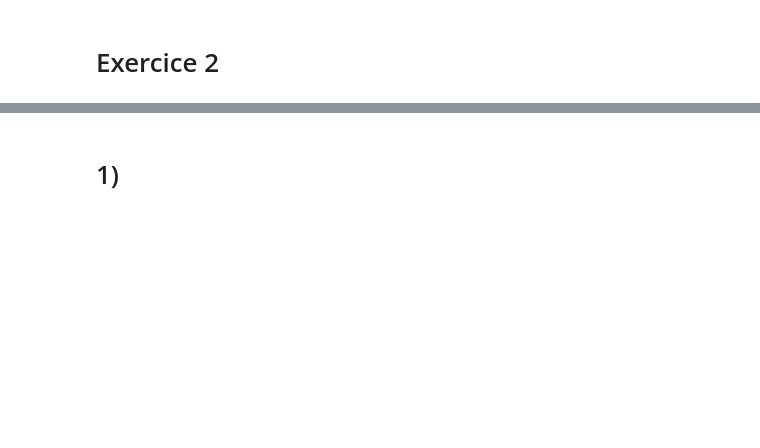
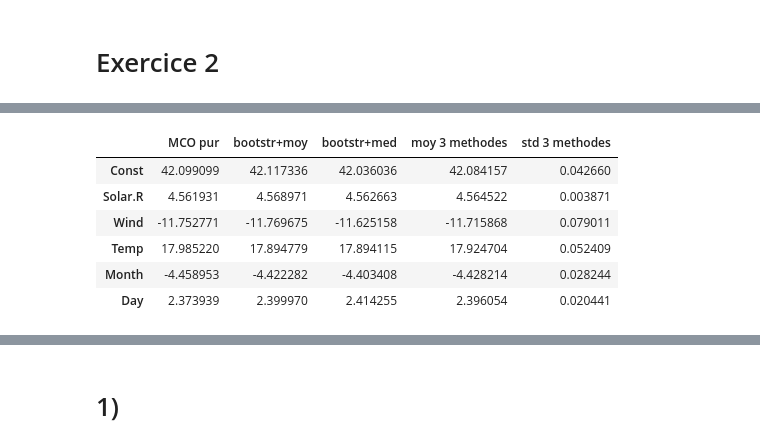
Before and after one commit to rachidalili/MS-BGD2015, a Jupyter notebook: Malik-Oussalah/DM_Malik_Oussalah.ipynb, the cells around one changed output, grey strips where cells are left out. Cells and saved outputs as stored; diff of their text form; code cells hidden in the pictures; blank space fills up the shorter version.

```diff
--- a/Malik-Oussalah/DM_Malik_Oussalah.ipynb
+++ b/Malik-Oussalah/DM_Malik_Oussalah.ipynb
@@ -73,6 +79,7 @@ LinearRegression(copy_X=True, fit_intercept=True, n_jobs=1, normalize=False)
 # %%
-theta_hat = np.insert(skl_linmod_ozone_scaled.coef_,0,skl_linmod_ozone_scaled.intercept_,axis=None)
-display(Math(r'$\widehat\theta = \begin{bmatrix}'+r'{0}'.format(theta_hat[0])+r'\\{0}'.format(theta_hat[1])+r'\\{0}'.format(theta_hat[2])+r'\\{0}'.format(theta_hat[3])+r'\\{0}'.format(theta_hat[4])+r'\\{0}'.format(theta_hat[5])+r'\end{bmatrix}$'))
+theta_hat = skl_linmod_ozone_scaled.coef_.astype(float)
+theta_hat_ = np.insert(skl_linmod_ozone_scaled.coef_,0,skl_linmod_ozone_scaled.intercept_.astype(float),axis=None)
+display(Math(r'$\widehat\theta = \begin{bmatrix}'+r'{0}'.format(theta_hat_[0])+r'\\{0}'.format(theta_hat_[1])+r'\\{0}'.format(theta_hat_[2])+r'\\{0}'.format(theta_hat_[3])+r'\\{0}'.format(theta_hat_[4])+r'\\{0}'.format(theta_hat_[5])+r'\end{bmatrix}$'))
 # %% [output]
 $$\widehat\theta = \begin{bmatrix}42.0990990991\\4.56193075918\\-11.7527708448\\17.9852199495\\-4.45895296698\\2.37393858761\end{bmatrix}$$
 # %% [markdown]
@@ -179,0 +204,21 @@ $$\hat{y}_{new}~~ =~~ 43.0900061919$$
+# %%
+# Comparaison des valeurs de l'exercice 1 et du bootstrap
+Comparaison_bootstrap_MCO["MCO pur"] = theta_hat_
+Comparaison_bootstrap_MCO["bootstr+moy"] = ListeDeThetaestim_sample.mean().as_matrix()
+
+Comparaison_bootstrap_MCO["bootstr+med"] = ListeDeThetaestim_sample.median().as_matrix()
+Moyenne_des_coefficients = Comparaison_bootstrap_MCO.mean(axis=1)
+Ecart_type_des_coefficients = Comparaison_bootstrap_MCO.std(axis=1)
+
+Comparaison_bootstrap_MCO["moy 3 methodes"] = Moyenne_des_coefficients
+Comparaison_bootstrap_MCO["std 3 methodes"] = Ecart_type_des_coefficients
+
+Comparaison_bootstrap_MCO.rename(index={0:'Const',1:'Solar.R',2:'Wind',3:'Temp',4:'Month',5:'Day'})
+# %% [output]
+|  | MCO pur | bootstr+moy | bootstr+med | moy 3 methodes | std 3 methodes |
+| Const | 42.099099 | 42.117336 | 42.036036 | 42.084157 | 0.042660 |
+| Solar.R | 4.561931 | 4.568971 | 4.562663 | 4.564522 | 0.003871 |
+| Wind | -11.752771 | -11.769675 | -11.625158 | -11.715868 | 0.079011 |
+| Temp | 17.985220 | 17.894779 | 17.894115 | 17.924704 | 0.052409 |
+| Month | -4.458953 | -4.422282 | -4.403408 | -4.428214 | 0.028244 |
+| Day | 2.373939 | 2.399970 | 2.414255 | 2.396054 | 0.020441 |
```
Also changed, not shown: parts of 30 cells of this notebook.
